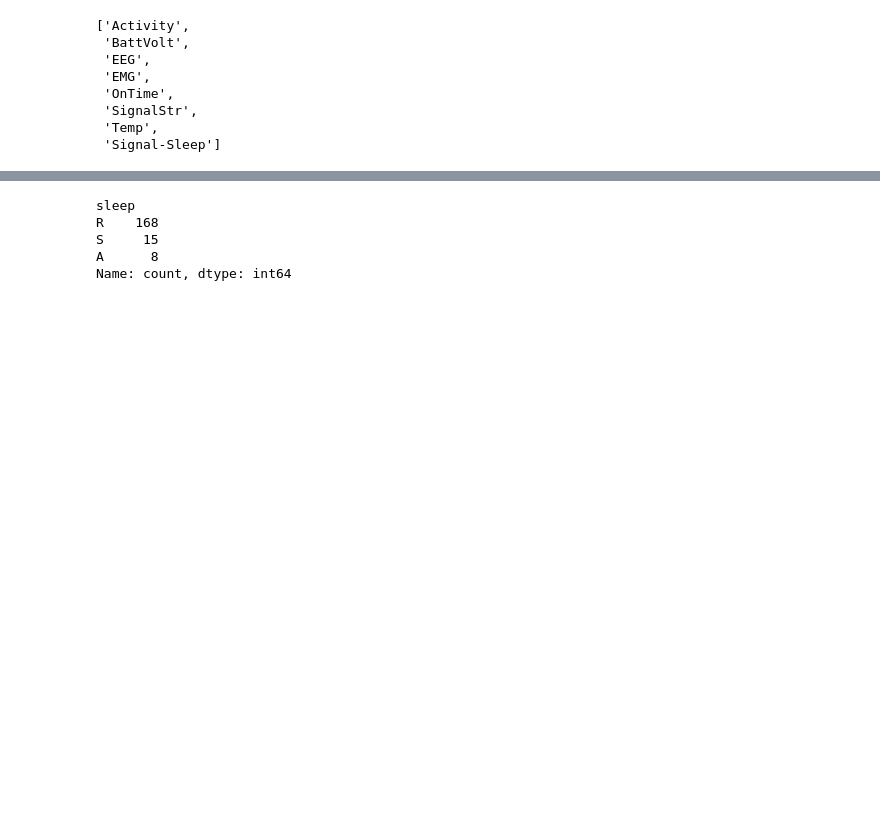
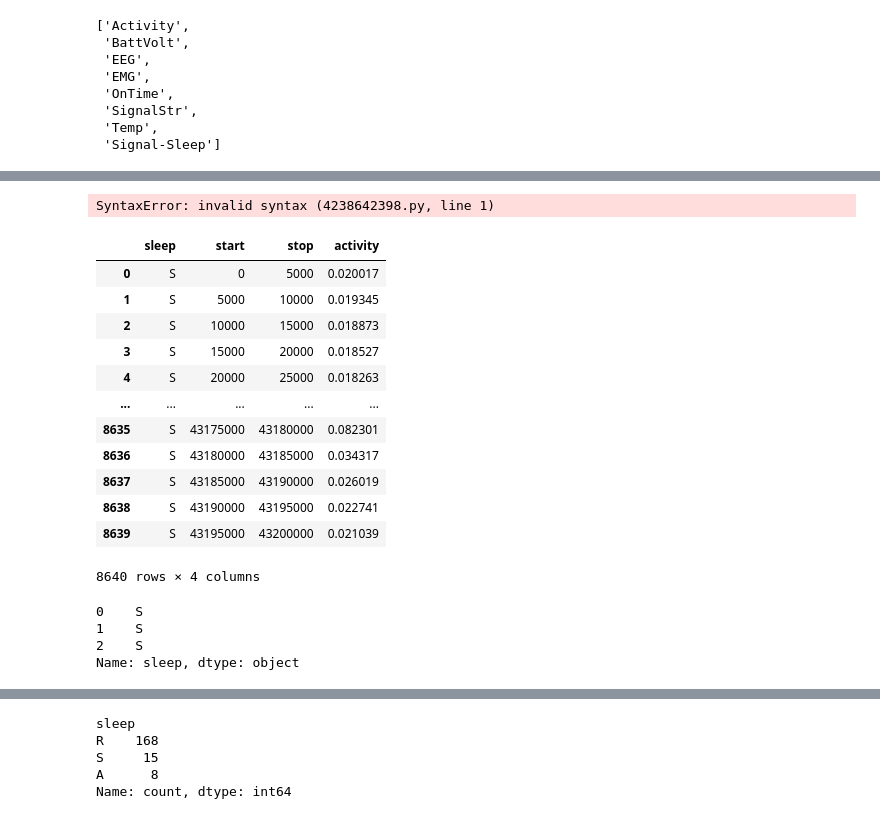
Before and after one commit to nworley01/rembler, a Jupyter notebook: sample_exploration.ipynb, the cells around one changed output, grey strips where cells are left out. Cells and saved outputs as stored; diff of their text form; code cells hidden in the pictures; blank space fills up the shorter version.

```diff
--- a/sample_exploration.ipynb
+++ b/sample_exploration.ipynb
@@ -40,0 +72,20 @@ sample.get_data
+# %%
+utils.extract_activity_signal(sample)[]
+# %% [output]
+SyntaxError: invalid syntax (4238642398.py, line 1)
+# %%
+df.assign(activity= utils.extract_activity_signal(sample).values)
+# %% [output]
+|  | sleep | start | stop | activity |
+| 0 | S | 0 | 5000 | 0.020017 |
+| 1 | S | 5000 | 10000 | 0.019345 |
+| 2 | S | 10000 | 15000 | 0.018873 |
+| 3 | S | 15000 | 20000 | 0.018527 |
+| 4 | S | 20000 | 25000 | 0.018263 |
+| ... | ... | ... | ... | ... |
+| 8635 | S | 43175000 | 43180000 | 0.082301 |
+| 8636 | S | 43180000 | 43185000 | 0.034317 |
+| 8637 | S | 43185000 | 43190000 | 0.026019 |
+| 8638 | S | 43190000 | 43195000 | 0.022741 |
+| 8639 | S | 43195000 | 43200000 | 0.021039 |
+8640 rows × 4 columns
@@ -40,0 +94,7 @@ sample.get_data
+# %%
+df.sleep[0:3]
+# %% [output]
+0    S
+1    S
+2    S
+Name: sleep, dtype: object
```
Also changed, not shown: parts of 14 cells of this notebook, 1 other file.
